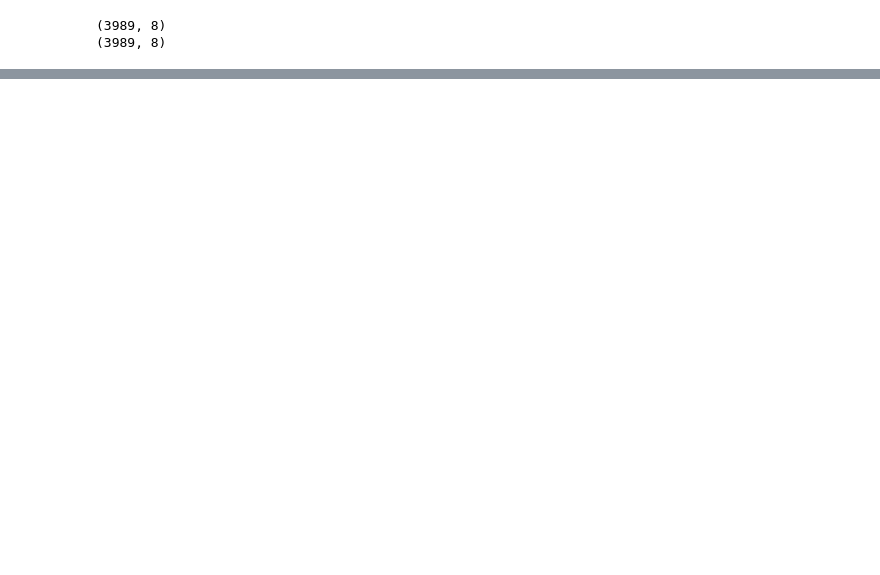
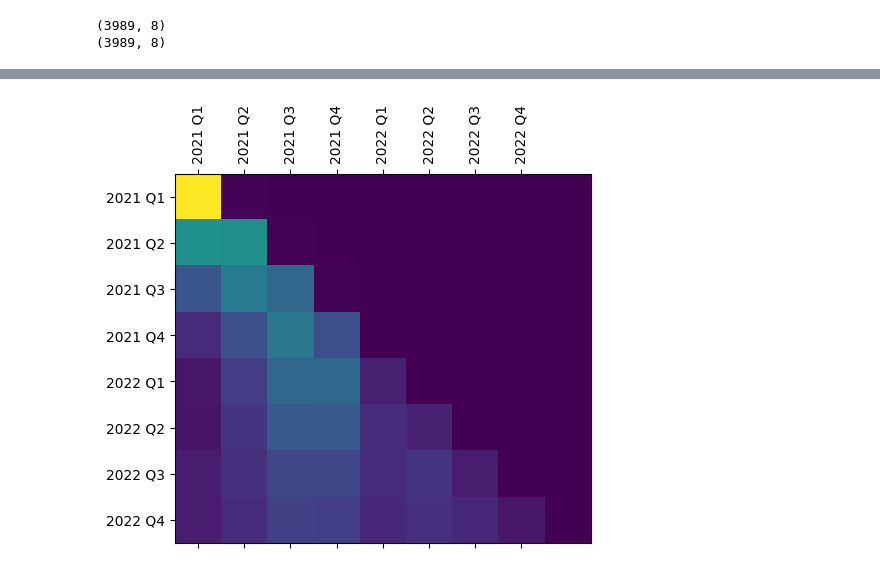
Before and after one commit to NathanAlmazan/RiverCast, a Jupyter notebook: notebooks/stl/rivercast.ipynb, the cells around one changed output, grey strips where cells are left out. Saved outputs shown, nothing was run; the diff lists cells and outputs as text; code cells hidden in the pictures; blank space fills up the shorter version.

```diff
--- a/notebooks/rivercast_stl.ipynb
+++ b/notebooks/stl/rivercast.ipynb
@@ -635,0 +693,17 @@ plt.show()
+# %%
+def plot_attention_head(attention):
+    ax = plt.gca()
+
+    # plot scores
+    attention = attention[10:]
+    attention = block_reduce(attention, (90, 90), np.mean)
+    ax.matshow(attention)
+
+    # plot labels
+    dates = ['2021 Q1', '2021 Q2', '2021 Q3', '2021 Q4', '2022 Q1', '2022 Q2', '2022 Q3', '2022 Q4']
+    ax.set_xticks(range(len(dates)))
+    ax.set_yticks(range(len(dates)))
+
+    ax.set_xticklabels(dates, rotation=90)
+    ax.set_yticklabels(dates)
+    plt.show()
@@ -635,0 +716,4 @@ plt.show()
+# %%
+plot_attention_head(attn_scores[0])
+# %% [output]
+[figure, added]
```
Also changed, not shown: parts of 82 cells of this notebook, 2 other files.
